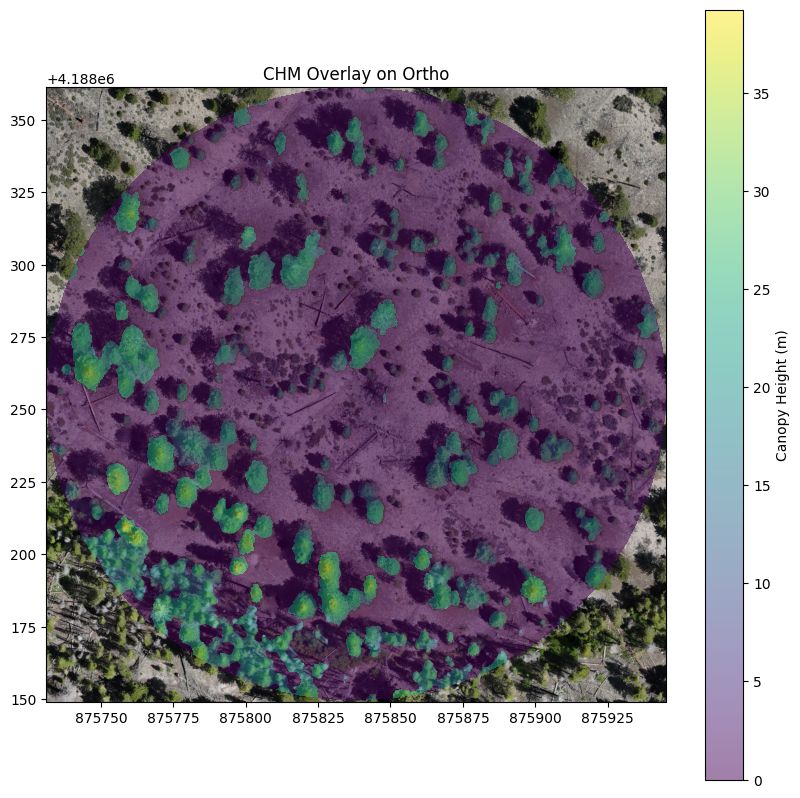
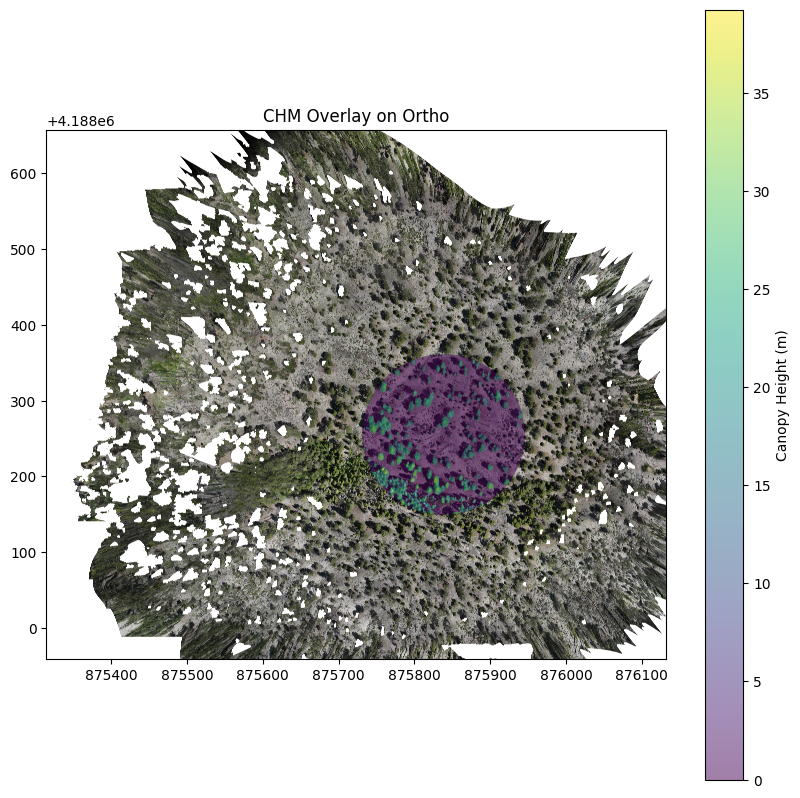
The notebook cell's code change between the first figure and the second:
--- before
+++ after
@@ -1,38 +1,3 @@
-import rasterio
-import matplotlib.pyplot as plt
-
-# Read ortho image
-with rasterio.open(ORTHO_FILE_PATH) as ortho_src:
-    ortho_img = ortho_src.read([1, 2, 3]).transpose(
-        1, 2, 0
-    )  # Transpose to (height, width, channels)
-    ortho_bounds = ortho_src.bounds
-
-# Read CHM image
-with rasterio.open(CHM_PATH) as chm_src:
-    chm_img = chm_src.read(1)
-    chm_bounds = chm_src.bounds
-
-# Plot ortho as background
-plt.figure(figsize=(10, 10))
-plt.imshow(
-    ortho_img,
-    extent=[
-        ortho_bounds.left,
-        ortho_bounds.right,
-        ortho_bounds.bottom,
-        ortho_bounds.top,
-    ],
-)
-
-# Overlay CHM with transparency
-plt.imshow(
-    chm_img,
-    extent=[chm_bounds.left, chm_bounds.right, chm_bounds.bottom, chm_bounds.top],
-    alpha=0.5,
-    cmap="viridis",
-)
-
-plt.colorbar(label="Canopy Height (m)")
-plt.title("CHM Overlay on Ortho")
-plt.show()
+plot_ortho_chm_overlay(
+    ortho_path=ORTHO_FILE_PATH,
+    chm_path=CHM_PATH)

Commit: add erosion of polygons during evaluation